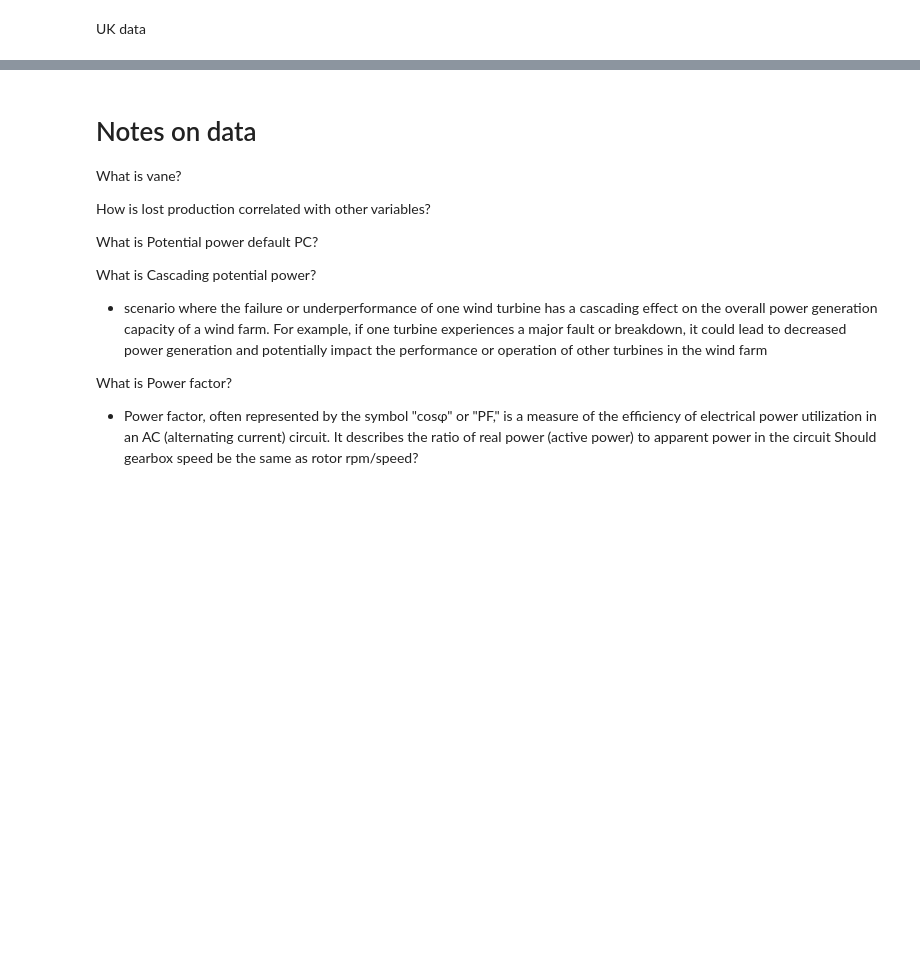
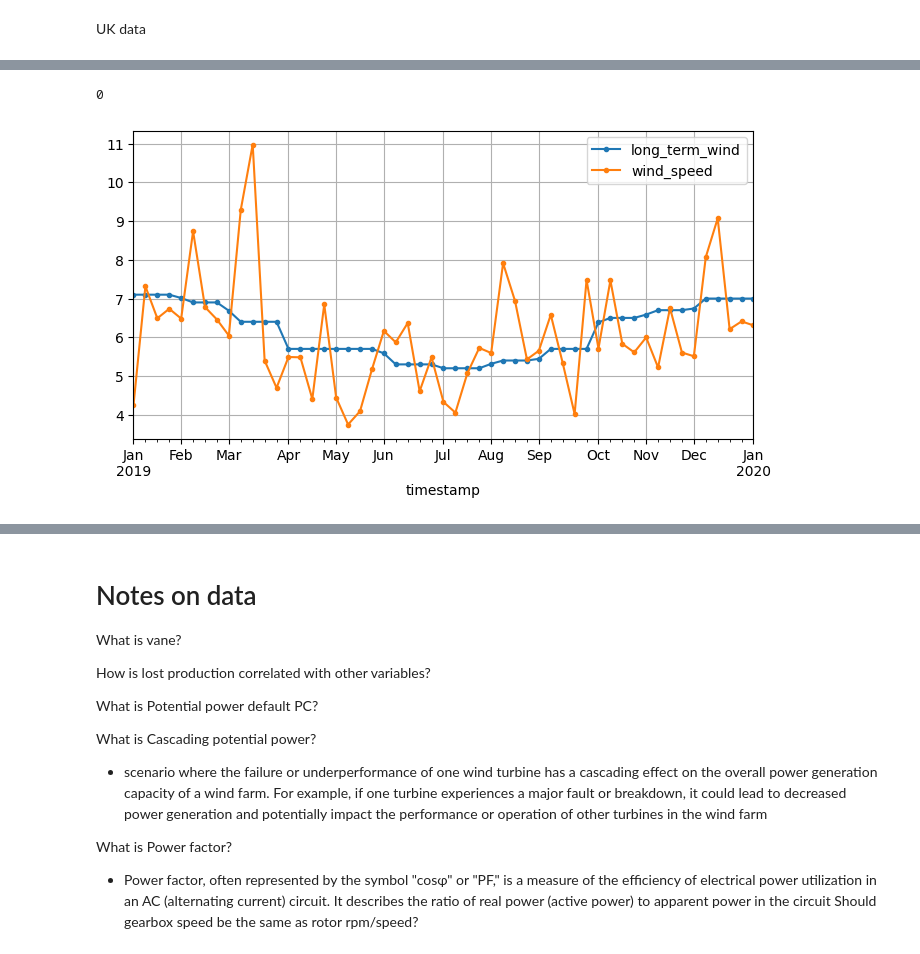
Before and after one commit to lenare/mlses-wind-power-forecast, a Jupyter notebook: notebooks/data_exploration_uk.ipynb, the cells around one changed output, grey strips where cells are left out. Saved outputs shown, nothing was run; the diff lists cells and outputs as text; code cells hidden in the pictures; blank space fills up the shorter version.

Commit message:
feat: first draft

```diff
--- a/notebooks/data_exploration_uk.ipynb
+++ b/notebooks/data_exploration_uk.ipynb
@@ -42,0 +71,9 @@ full_kelmarsh_df.describe()
+# %%
+is_missing = kelmarsh_1_2019_df.isna().sum()/len(kelmarsh_1_2019_df) * 100
+# columns with less than 4% missing values
+print(is_missing[is_missing <= 4])
+selected_kelmarsh_1_2019_df = kelmarsh_1_2019_df[list(
+    is_missing[is_missing <= 4].index)].set_index("# Date and time")
+selected_kelmarsh_1_2019_df.index = pd.to_datetime(
+    selected_kelmarsh_1_2019_df.index).rename("timestamp")
+selected_kelmarsh_1_2019_df.head()
@@ -42,0 +162,14 @@ full_kelmarsh_df.describe()
+# %%
+# only use columns with 75% of values greater than 0
+selected_columns = selected_kelmarsh_1_2019_df.columns[selected_kelmarsh_1_2019_df.quantile(
+    0.75) > 0]
+final_kelmarsh_1_2019_df = selected_kelmarsh_1_2019_df[selected_columns]
+# %%
+# rename columns
+column_map = {
+    column: column.split("(")[0].strip().lower().replace("- ", "").replace(" ", "_").replace("-", "_") for column in final_kelmarsh_1_2019_df.columns
+}
+final_kelmarsh_1_2019_df = final_kelmarsh_1_2019_df.rename(columns=column_map)
+# column time_based_system_avail. now has duplicates due to original column names Time-based System Avail. and Time-based System Avail. (Planned) -> keep first, i.e. Time-based System Avail.
+final_kelmarsh_1_2019_df = final_kelmarsh_1_2019_df.loc[:,
+                                                        ~final_kelmarsh_1_2019_df.columns.duplicated(keep='first')]
@@ -42,0 +269,13 @@ full_kelmarsh_df.describe()
+# %%
+# Is wind_speed and long_term_wind the same? -> never the same!
+print((final_kelmarsh_1_2019_df["wind_speed"] == final_kelmarsh_1_2019_df["long_term_wind"]).sum())
+# What is long_term_wind?
+## Seems to be a sort of average of wind_speed
+fig, ax = plt.subplots(figsize=(8, 4))
+period = slice("2016", "2021")
+df_monthly = final_kelmarsh_1_2019_df[["long_term_wind", "wind_speed"]].resample('W').mean()
+df_monthly.plot(ax=ax, grid=True, marker=".", legend=True)
+plt.show()
+# %% [output]
+0
+[figure, added]
```
Also changed, not shown: parts of 25 cells of this notebook, 46 other files.
